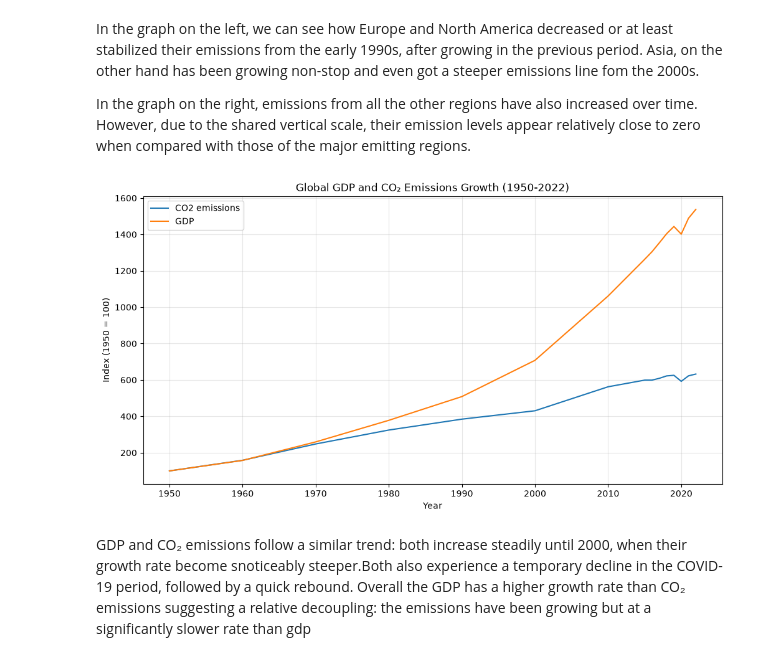
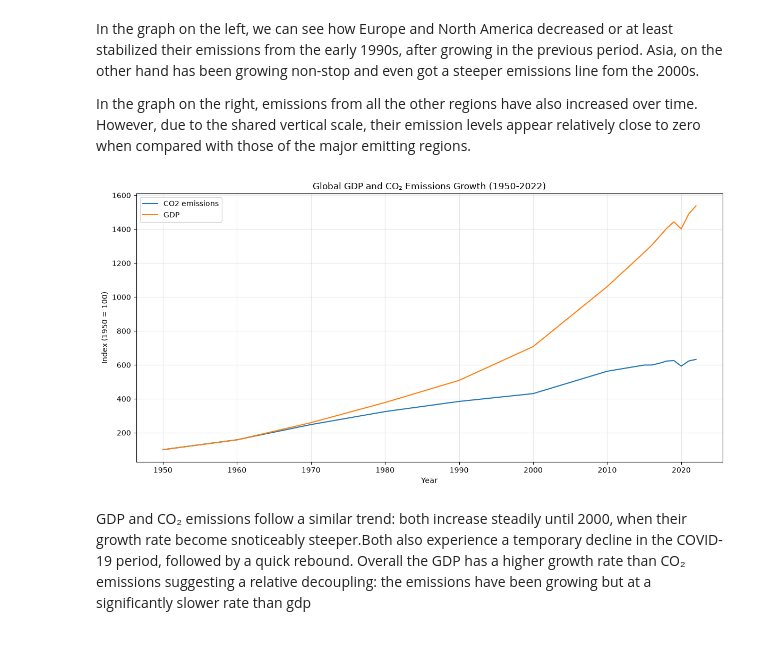
Before and after one commit to albertoalfieri13/Powering-the-Planet, a Jupyter notebook: notebooks/Powering the Planet.ipynb, the cells around one changed output. Saved outputs shown, nothing was run; the diff lists cells and outputs as text; code cells hidden in the pictures.

```diff
--- a/notebooks/Powering the Planet.ipynb
+++ b/notebooks/Powering the Planet.ipynb
@@ -471,11 +367,11 @@ print("First year:", df_co2['year'].min())
 print("Last year:", df_co2['year'].max())
 
 # Check data availability by decade
-
-df_co2['decade'] = (df_co2['year'] // 10) * 10
+df_co2_check = df_co2.copy()
+df_co2_check['decade'] = (df_co2_check['year'] // 10) * 10
 
 print(
-    df_co2.groupby('decade')[['co2', 'gdp', 'population']]
+    df_co2_check.groupby('decade')[['co2', 'gdp', 'population']]
     .count()
 )
 # %% [output]
@@ -589,9 +486,8 @@ year
 2022    165
 Length: 73, dtype: int64
 # %%
-# Selecting global CO₂ emissions
-df_world_co2 = df_co2_analysis[
-    df_co2_analysis['country'] == 'World'
-]
+# Select global CO2 emissions
+df_world_co2 = analysis.prepare_co2_data(df_co2_analysis)
 
-df_world_co2 = df_world_co2.sort_values('year')
+# Check the resulting dataset
+print(df_world_co2.head())
@@ -694,35 +543,13 @@ In the graph on the left, we can see how Europe and North America decreased or a
 
 In the graph on the right, emissions from all the other regions have also increased over time. However, due to the shared vertical scale, their emission levels appear relatively close to zero when compared with those of the major emitting regions.
 # %%
-# Comparing global GDP and CO₂ emissions growth using indexes to compare their growth rates despite different scales
+# Prepare GDP and CO2 indexes
+df_world_co2 = analysis.prepare_gdp_vs_co2_data(df_world_co2)
 
-df_world_co2 = df_world_co2.sort_values('year')
-
-df_world_co2['co2_index'] = (
-    df_world_co2['co2'] / df_world_co2['co2'].iloc[0] * 100
-)
-
-df_world_co2['gdp_index'] = (
-    df_world_co2['gdp'] / df_world_co2['gdp'].iloc[0] * 100
-)
-
-plt.figure(figsize=(12, 6))
-
-plt.plot(df_world_co2['year'], df_world_co2['co2_index'],
-         label='CO2 emissions')
-
-plt.plot(df_world_co2['year'], df_world_co2['gdp_index'],
-         label='GDP')
-
-plt.title('Global GDP and CO₂ Emissions Growth (1950-2022)')
-plt.xlabel('Year')
-plt.ylabel('Index (1950 = 100)')
-plt.legend()
-plt.grid(True, alpha=0.3)
-
-plt.show()
+# Plot global GDP and CO2 emissions growth
+fig = plots.plot_gdp_vs_co2(df_world_co2)
 # %% [output]
-[figure, old version]
+[figure, new version]
 # %% [markdown]
 GDP and CO₂ emissions follow a similar trend: both increase steadily until 2000, when their growth rate become snoticeably steeper.Both also experience a temporary decline in the COVID-19 period, followed by a quick rebound. Overall the GDP has a higher growth rate than CO₂ emissions suggesting a relative decoupling: the emissions have been growing but at a significantly slower rate than gdp
 # %%
```
Also changed, not shown: parts of 37 cells of this notebook, 6 other files.
